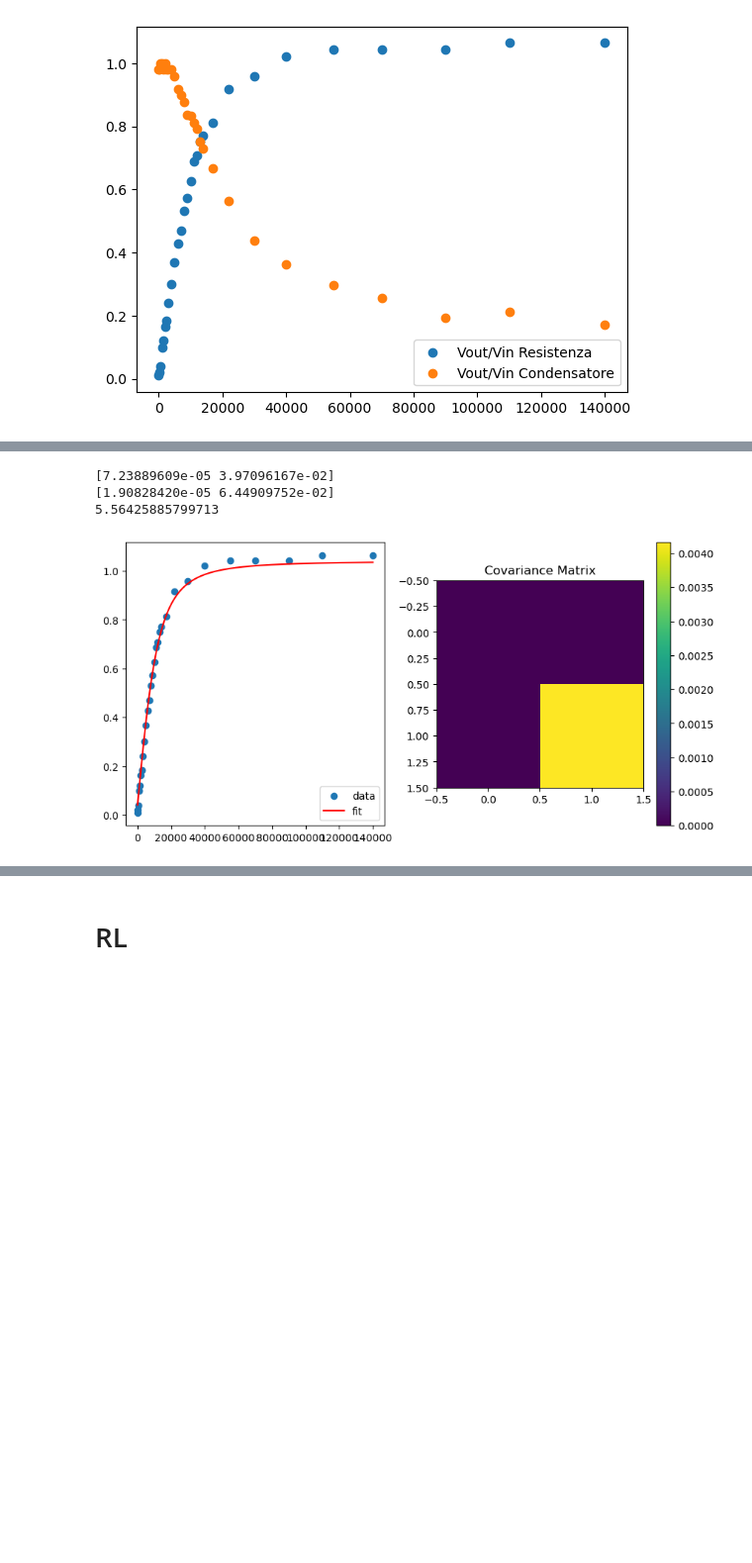
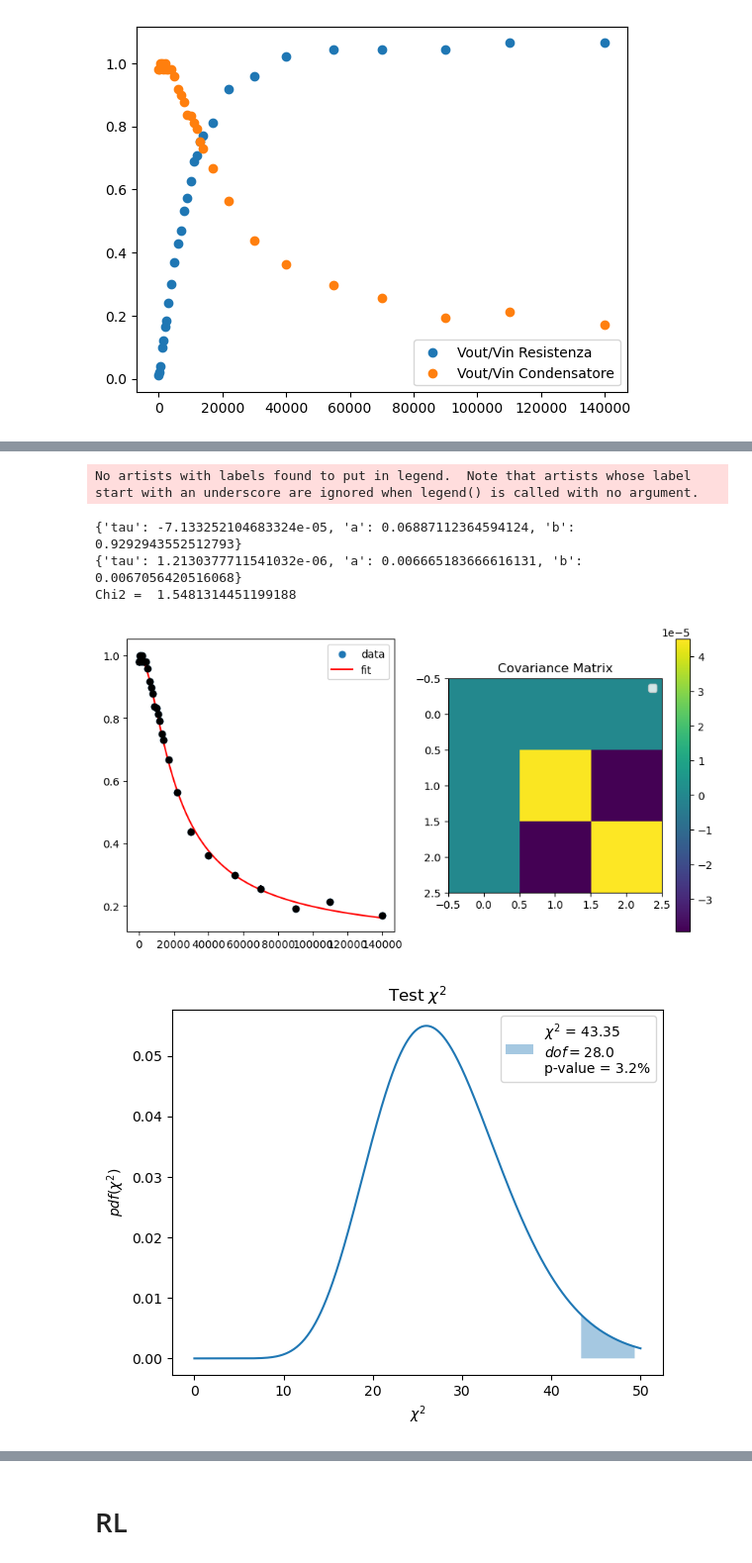
Before and after one commit to Yedi278/Lab2, a Jupyter notebook: Circuiti_3/RC.ipynb, the cells around one changed output, grey strips where cells are left out. Shown at 99% size. Drawn from its saved outputs; the diff is of its cells as text; code cells hidden in the pictures; blank space fills up the shorter version.

Commit message:
Refactor Fit class to improve parameter handling and fit visualization

```diff
--- a/Circuiti_3/RC.ipynb
+++ b/Circuiti_3/RC.ipynb
@@ -21,7 +21,14 @@ from Fit import *
 # %% [markdown]
 # Functions
 # %%
-def analize(path, init=0, verbose=False):
+def analize(path, init=0, verbose=False)->tuple:
+    '''
+    `path`: path to the data file
+    `init`: initial guess for the maximum
+    `verbose`: if True, returns all the data, if False, returns only the relevant data
+    `return`: tuple with the relevant data as follows:
+        V_CH1_SGN, V_MTH_SGN, dt_CH1_SGN, dt_MTH_SGN
+    '''
     CH1, SGN, MTH = get_data(path)
     N = init
 
@@ -95,3 +118,3 @@ def H_R(w,R,C, a):
 # %%
-def H_R_2(w,tau, a):
-    return w*tau/np.sqrt(1+(w**2 * tau**2)) + a
+def H_C(w,tau, a, b):
+    return b/np.sqrt(1+(w**2 * tau**2)) + a
@@ -104,12 +121,18 @@ plt.close()
 # %%
-f = Fit(freqs, V_res_all, H_R_2, 0.2, kwargs={'tau':1e-3, 'a':0.07})
-f.fit(scipy=True)
-f.visualize()
+f = Fit(freqs, V_c_all, H_C, 0.01, kwargs={'tau':1e-3, 'a':0.07, 'b':1})
+f.fit()
+f.visualize(cov=True)
+plt.legend()
 print(f.values)
 print(f.errors)
-print(f.fval / f.ndof)
+print("Chi2 = ",f.fval / f.ndof)
+plt.show()
+chi_test(f.fval, f.ndof, 50)
+plt.show()
 # %% [output]
-[7.23889609e-05 3.97096167e-02]
-[1.90828420e-05 6.44909752e-02]
-5.56425885799713
+No artists with labels found to put in legend.  Note that artists whose label start with an underscore are ignored when legend() is called with no argument.
+{'tau': -7.133252104683324e-05, 'a': 0.06887112364594124, 'b': 0.9292943552512793}
+{'tau': 1.2130377711541032e-06, 'a': 0.006665183666616131, 'b': 0.0067056420516068}
+Chi2 =  1.5481314451199188
-[figure, old version]
+[figure, new version]
+[figure, added]
```
Also changed, not shown: parts of 9 cells of this notebook, 1 other file.
